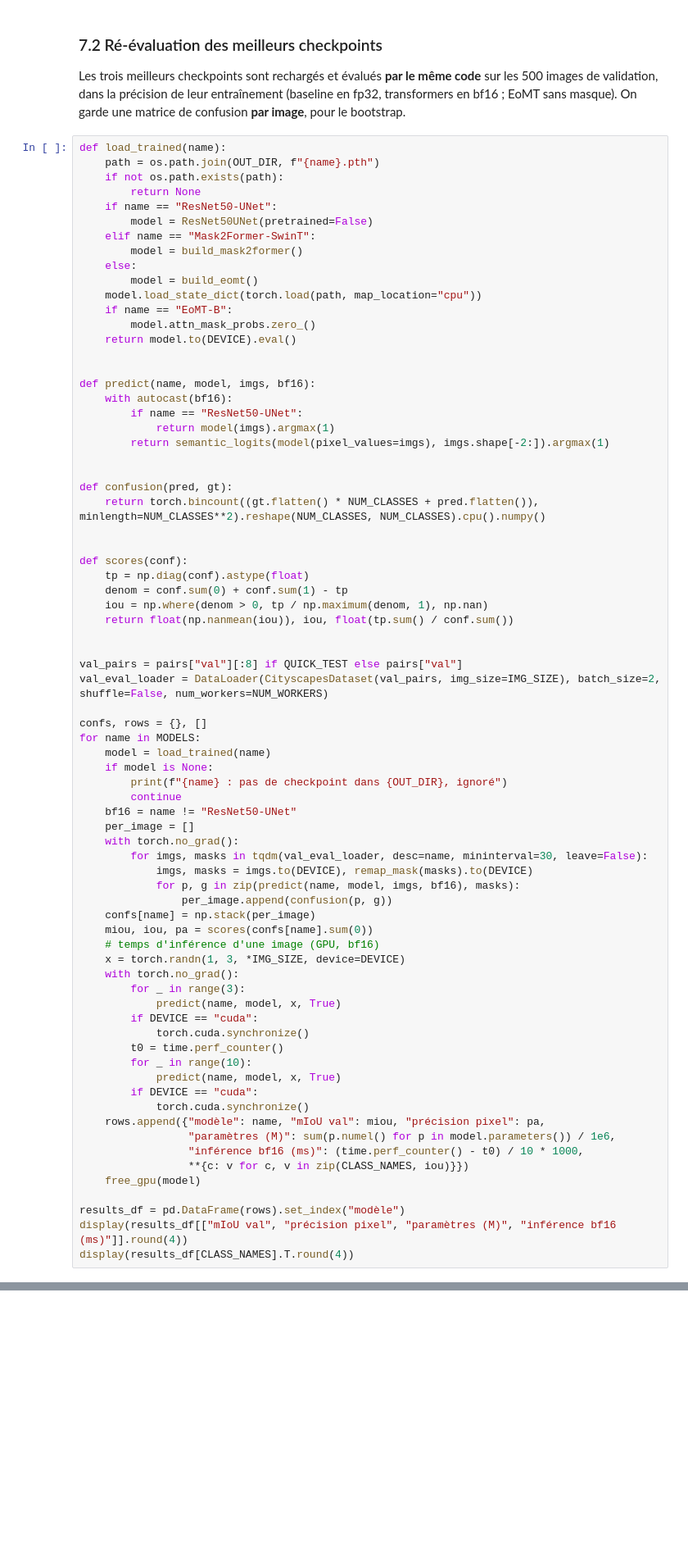
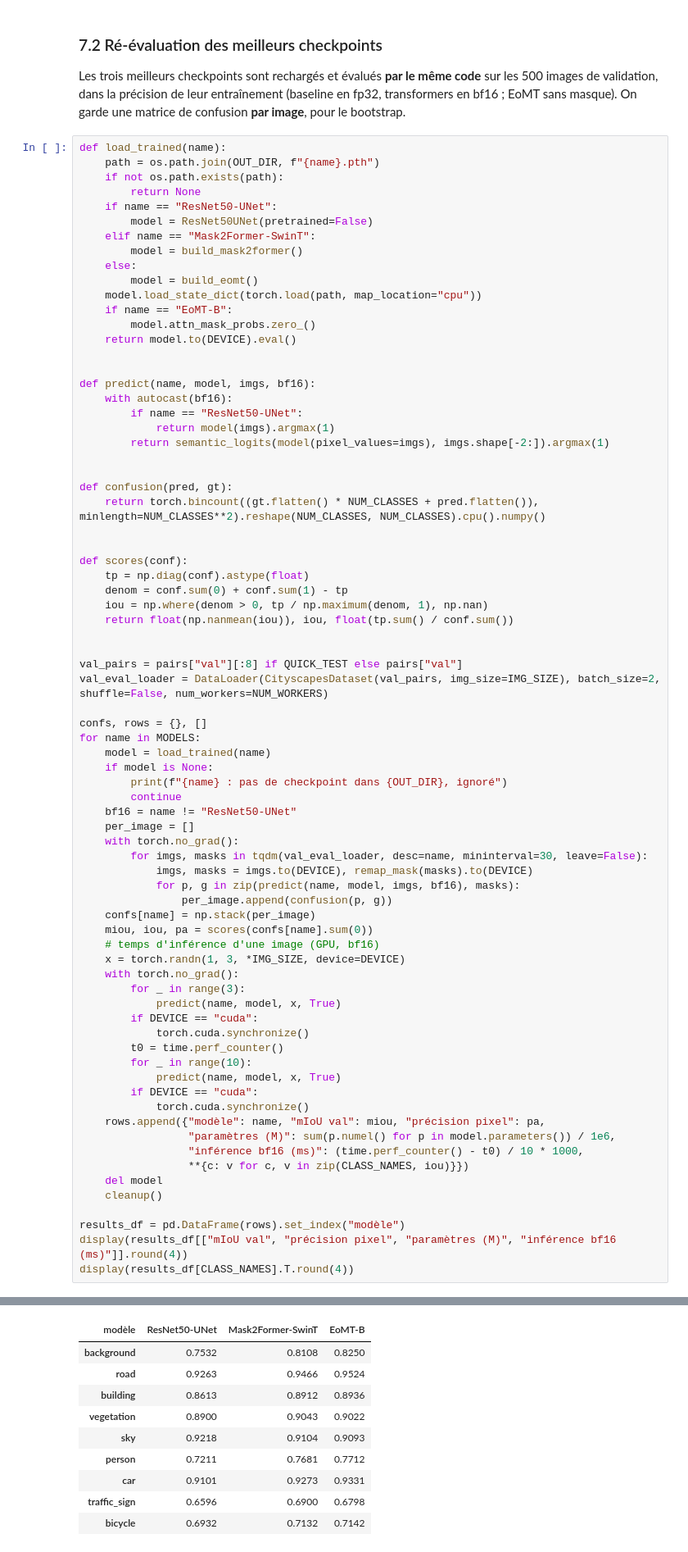
Before and after one commit to delnouty/cityvision-segmentation, a Jupyter notebook: notebook_env/notebooks/poc_entrainement.ipynb, the cells around one changed output, grey strips where cells are left out. Shown at 82% size. Drawn from its saved outputs; the diff is of its cells as text; blank space fills up the shorter version.

```diff
--- a/notebook_env/notebooks/poc_entrainement.ipynb
+++ b/notebook_env/notebooks/poc_entrainement.ipynb
@@ -900,8 +1090,10 @@ for name in MODELS:
                  "paramètres (M)": sum(p.numel() for p in model.parameters()) / 1e6,
                  "inférence bf16 (ms)": (time.perf_counter() - t0) / 10 * 1000,
                  **{c: v for c, v in zip(CLASS_NAMES, iou)}})
-    free_gpu(model)
+    del model
+    cleanup()
 
 results_df = pd.DataFrame(rows).set_index("modèle")
 display(results_df[["mIoU val", "précision pixel", "paramètres (M)", "inférence bf16 (ms)"]].round(4))
 display(results_df[CLASS_NAMES].T.round(4))
+# %% [output]
@@ -908,3 +1105,13 @@ display(results_df[CLASS_NAMES].T.round(4))
+| modèle | ResNet50-UNet | Mask2Former-SwinT | EoMT-B |
+| background | 0.7532 | 0.8108 | 0.8250 |
+| road | 0.9263 | 0.9466 | 0.9524 |
+| building | 0.8613 | 0.8912 | 0.8936 |
+| vegetation | 0.8900 | 0.9043 | 0.9022 |
+| sky | 0.9218 | 0.9104 | 0.9093 |
+| person | 0.7211 | 0.7681 | 0.7712 |
+| car | 0.9101 | 0.9273 | 0.9331 |
+| traffic_sign | 0.6596 | 0.6900 | 0.6798 |
+| bicycle | 0.6932 | 0.7132 | 0.7142 |
 # %% [markdown]
 ### 7.3 L'écart est‑il significatif ? Bootstrap apparié
 
```
Also changed, not shown: parts of 18 cells of this notebook, 1 other file.
